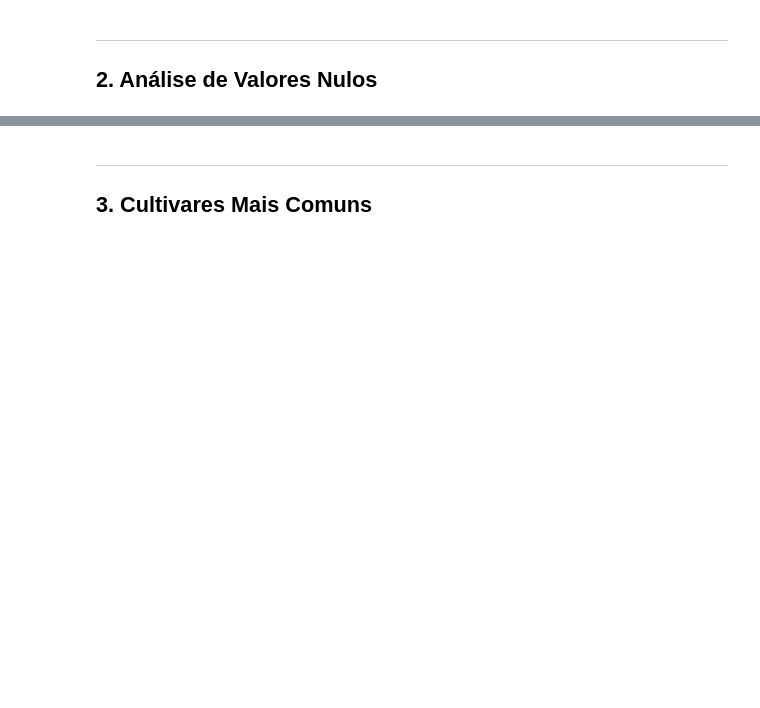
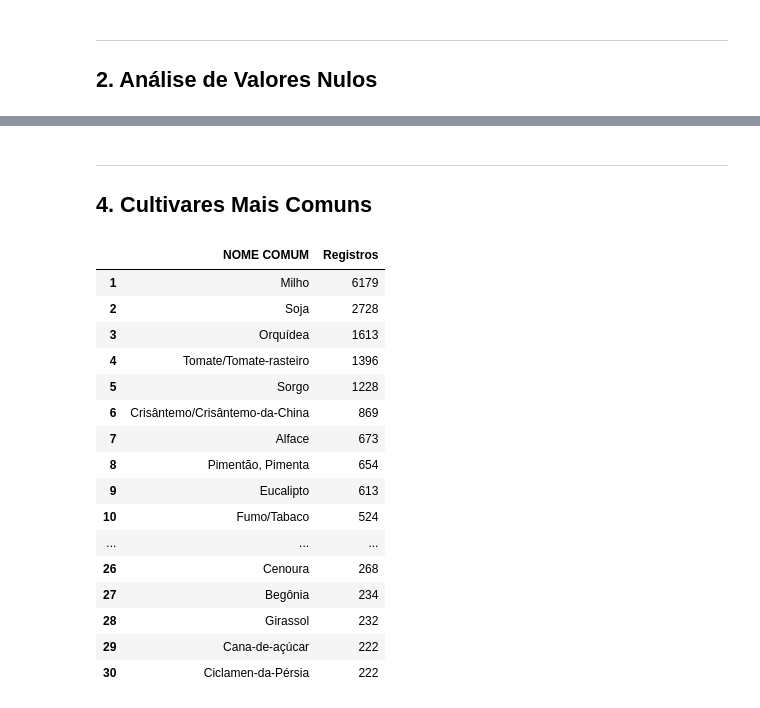
Before and after one commit to cirovisk/cultivaresPortfolio, a Jupyter notebook: relatorio_cultivares.ipynb, the cells around one changed output, grey strips where cells are left out. Cells and saved outputs as stored; diff of their text form; code cells hidden in the pictures; blank space fills up the shorter version.

```diff
--- a/relatorio_cultivares.ipynb
+++ b/relatorio_cultivares.ipynb
@@ -72,9 +301,33 @@ analise_nulos(df)
 # %% [markdown]
 ---
-## 3. Cultivares Mais Comuns <a id='3-cultivares'></a>
+## 4. Cultivares Mais Comuns <a id='4-cultivares'></a>
 # %%
-top_cultivares = df.groupby(COL_NOME_COM).agg(Registros=(COL_NOME_COM, 'count')).reset_index().sort_values('Registros', ascending=False).head(30)
+top_cultivares = (
+    df.groupby(COL_NOME_COM)
+    .agg(Registros=(COL_NOME_COM, 'count'))
+    .reset_index()
+    .sort_values('Registros', ascending=False)
+    .head(30)
+)
 top_cultivares.index = range(1, 31)
 display(top_cultivares.style.background_gradient(subset=['Registros'], cmap='YlGn'))
+# %% [output]
+|  | NOME COMUM | Registros |
+| 1 | Milho | 6179 |
+| 2 | Soja | 2728 |
+| 3 | Orquídea | 1613 |
+| 4 | Tomate/Tomate-rasteiro | 1396 |
+| 5 | Sorgo | 1228 |
+| 6 | Crisântemo/Crisântemo-da-China | 869 |
+| 7 | Alface | 673 |
+| 8 | Pimentão, Pimenta | 654 |
+| 9 | Eucalipto | 613 |
+| 10 | Fumo/Tabaco | 524 |
+| ... | ... | ... |
+| 26 | Cenoura | 268 |
+| 27 | Begônia | 234 |
+| 28 | Girassol | 232 |
+| 29 | Cana-de-açúcar | 222 |
+| 30 | Ciclamen-da-Pérsia | 222 |
 # %% [markdown]
 ---
```
Also changed, not shown: parts of 21 cells of this notebook, 2 other files.
